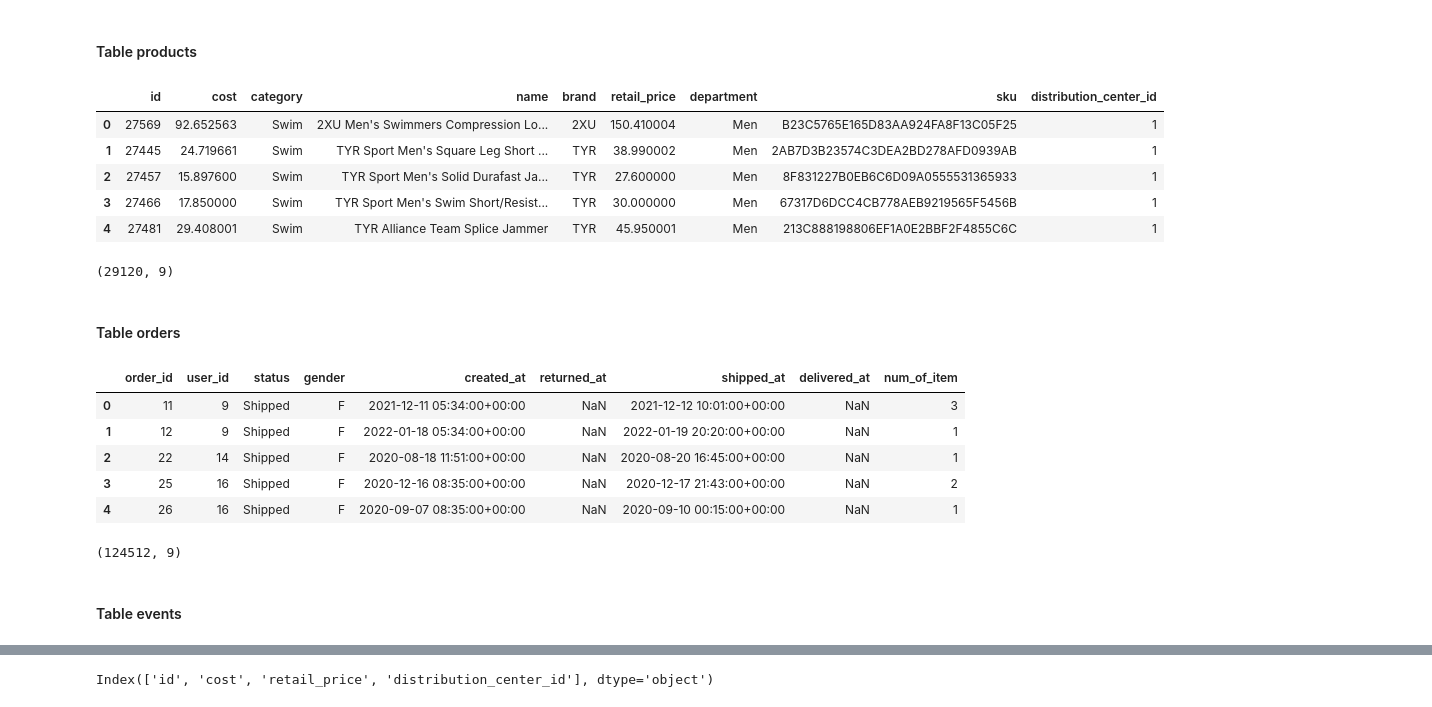
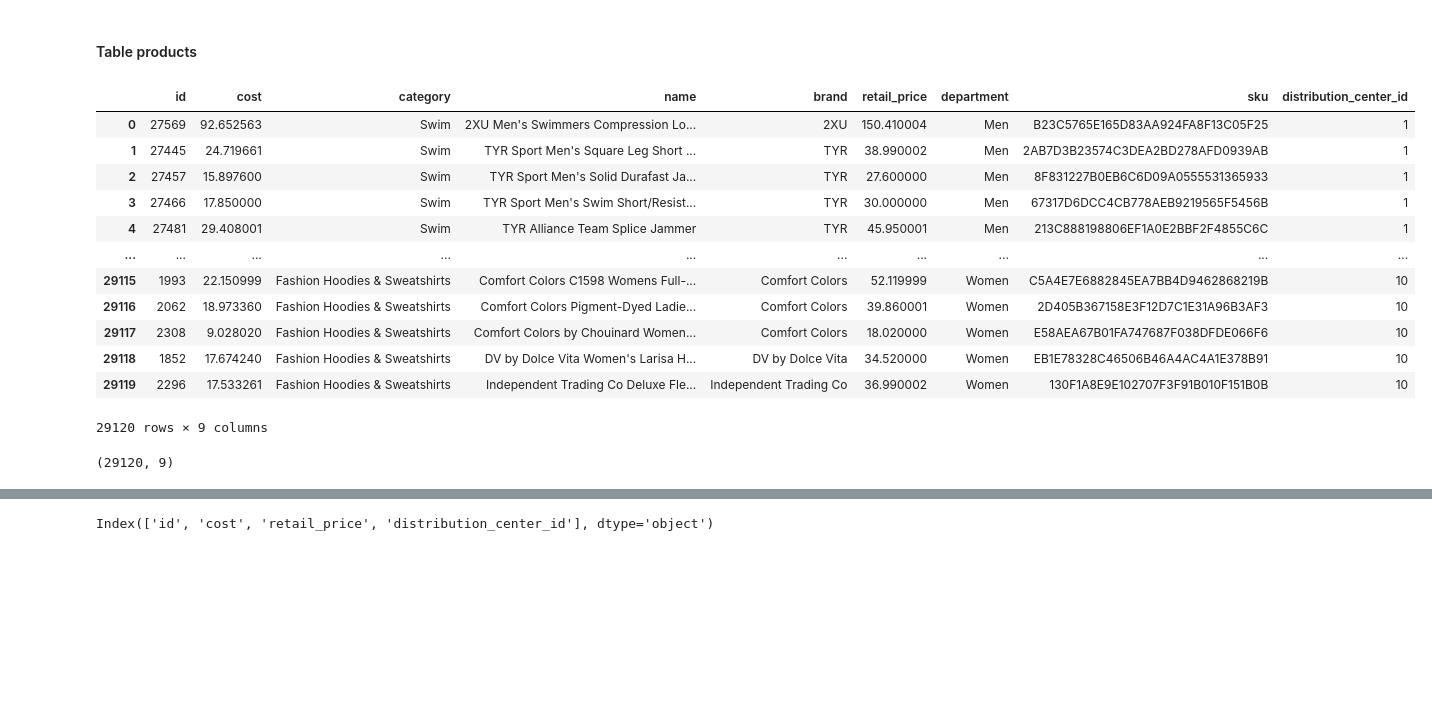
Before and after one commit to NabilahSharfina/Ruangguru-Bootcamp, a Jupyter notebook: Final_Project_DBA_Kelompok_255.ipynb, the cells around one changed output, grey strips where cells are left out. Cells and saved outputs as stored; diff of their text form; code cells hidden in the pictures; blank space fills up the shorter version.

```diff
--- a/Final_Project_DBA_Kelompok_255.ipynb
+++ b/Final_Project_DBA_Kelompok_255.ipynb
@@ -67,33 +118,22 @@ array(['id', 'product_id', 'created_at', 'sold_at', 'cost',
 #### Table products
 # %%
 products = pd.read_csv('/content/drive/MyDrive/Project Ruang Guru Kel 255/Dataset Final Project DBA/products.csv')
-products.head()
+products
 # %% [output]
 |  | id | cost | category | name | brand | retail_price | department | sku | distribution_center_id |
 | 0 | 27569 | 92.652563 | Swim | 2XU Men's Swimmers Compression Lo... | 2XU | 150.410004 | Men | B23C5765E165D83AA924FA8F13C05F25 | 1 |
 | 1 | 27445 | 24.719661 | Swim | TYR Sport Men's Square Leg Short ... | TYR | 38.990002 | Men | 2AB7D3B23574C3DEA2BD278AFD0939AB | 1 |
 | 2 | 27457 | 15.897600 | Swim | TYR Sport Men's Solid Durafast Ja... | TYR | 27.600000 | Men | 8F831227B0EB6C6D09A0555531365933 | 1 |
 | 3 | 27466 | 17.850000 | Swim | TYR Sport Men's Swim Short/Resist... | TYR | 30.000000 | Men | 67317D6DCC4CB778AEB9219565F5456B | 1 |
 | 4 | 27481 | 29.408001 | Swim | TYR Alliance Team Splice Jammer | TYR | 45.950001 | Men | 213C888198806EF1A0E2BBF2F4855C6C | 1 |
+| ... | ... | ... | ... | ... | ... | ... | ... | ... | ... |
+| 29115 | 1993 | 22.150999 | Fashion Hoodies & Sweatshirts | Comfort Colors C1598 Womens Full-... | Comfort Colors | 52.119999 | Women | C5A4E7E6882845EA7BB4D9462868219B | 10 |
+| 29116 | 2062 | 18.973360 | Fashion Hoodies & Sweatshirts | Comfort Colors Pigment-Dyed Ladie... | Comfort Colors | 39.860001 | Women | 2D405B367158E3F12D7C1E31A96B3AF3 | 10 |
+| 29117 | 2308 | 9.028020 | Fashion Hoodies & Sweatshirts | Comfort Colors by Chouinard Women... | Comfort Colors | 18.020000 | Women | E58AEA67B01FA747687F038DFDE066F6 | 10 |
+| 29118 | 1852 | 17.674240 | Fashion Hoodies & Sweatshirts | DV by Dolce Vita Women's Larisa H... | DV by Dolce Vita | 34.520000 | Women | EB1E78328C46506B46A4AC4A1E378B91 | 10 |
+| 29119 | 2296 | 17.533261 | Fashion Hoodies & Sweatshirts | Independent Trading Co Deluxe Fle... | Independent Trading Co | 36.990002 | Women | 130F1A8E9E102707F3F91B010F151B0B | 10 |
+29120 rows × 9 columns
 # %%
 products.shape
 # %% [output]
 (29120, 9)
-# %% [markdown]
-#### Table orders
-# %%
-orders = pd.read_csv('/content/drive/MyDrive/Project Ruang Guru Kel 255/Dataset Final Project DBA/orders.csv')
-orders.head()
-# %% [output]
-|  | order_id | user_id | status | gender | created_at | returned_at | shipped_at | delivered_at | num_of_item |
-| 0 | 11 | 9 | Shipped | F | 2021-12-11 05:34:00+00:00 | NaN | 2021-12-12 10:01:00+00:00 | NaN | 3 |
-| 1 | 12 | 9 | Shipped | F | 2022-01-18 05:34:00+00:00 | NaN | 2022-01-19 20:20:00+00:00 | NaN | 1 |
-| 2 | 22 | 14 | Shipped | F | 2020-08-18 11:51:00+00:00 | NaN | 2020-08-20 16:45:00+00:00 | NaN | 1 |
-| 3 | 25 | 16 | Shipped | F | 2020-12-16 08:35:00+00:00 | NaN | 2020-12-17 21:43:00+00:00 | NaN | 2 |
-| 4 | 26 | 16 | Shipped | F | 2020-09-07 08:35:00+00:00 | NaN | 2020-09-10 00:15:00+00:00 | NaN | 1 |
-# %%
-orders.shape
-# %% [output]
-(124512, 9)
-# %% [markdown]
-#### Table events
```
Also changed, not shown: parts of 103 cells of this notebook.
